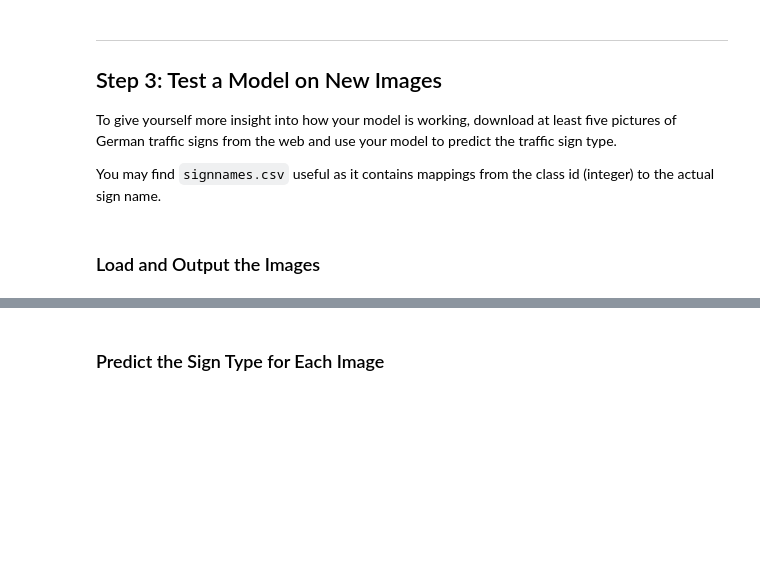
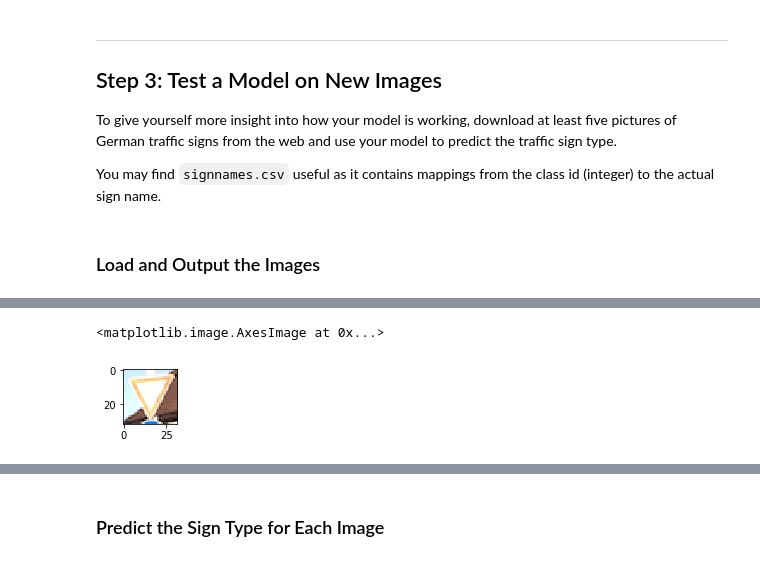
Before and after one commit to bamwang/CarND-Traffic-Sign-Classifier-Project, a Jupyter notebook: Traffic_Sign_Classifier.ipynb, the cells around one changed output, grey strips where cells are left out. Cells and saved outputs as stored; diff of their text form; code cells hidden in the pictures; blank space fills up the shorter version.

```diff
--- a/Traffic_Sign_Classifier.ipynb
+++ b/Traffic_Sign_Classifier.ipynb
@@ -313,0 +332,6 @@ Caused by op 'save_2/RestoreV2_129', defined at:
+# %%
+plt.figure(figsize=(1,1))
+plt.imshow(x_d[2])
+# %% [output]
+<matplotlib.image.AxesImage at 0x...>
+[figure, added]
```
Also changed, not shown: parts of 11 cells of this notebook, 3 other files.
